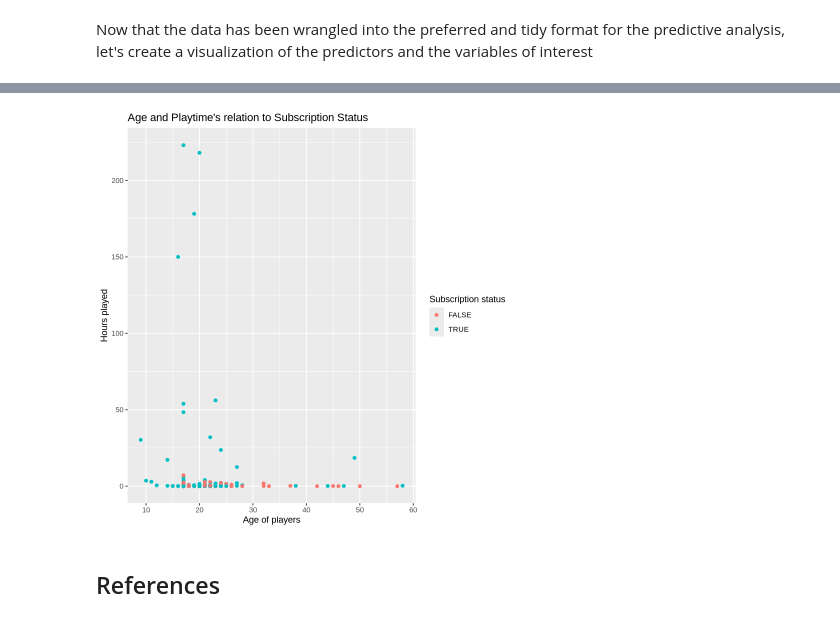
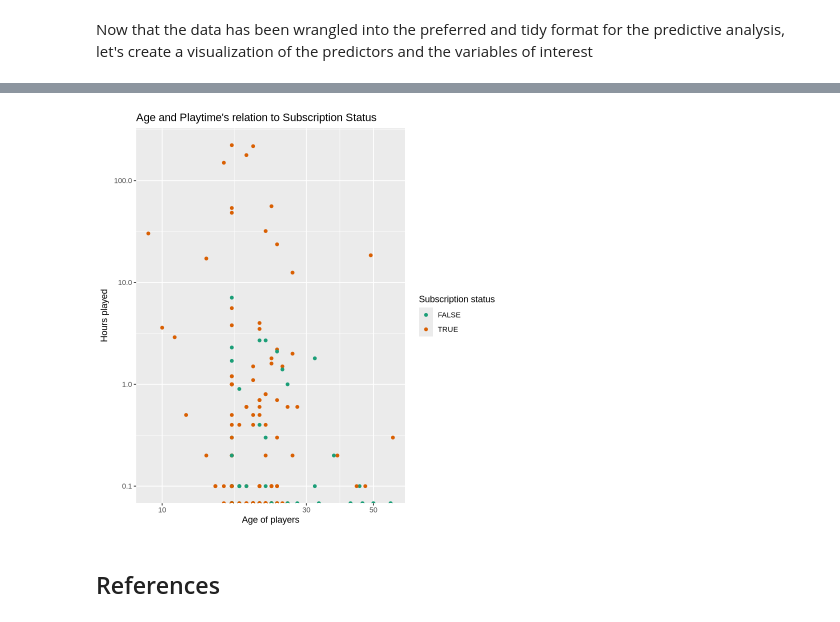
Before and after one commit to Ada-Lov3lace/project_final_report, a Jupyter notebook: dtsc_project_final_report.ipynb, the cells around one changed output, grey strips where cells are left out. Drawn from its saved outputs; the diff is of its cells as text; code cells hidden in the pictures.

Commit message:
Applied log10 scale to scatter plot

```diff
--- a/dtsc_project_final_report.ipynb
+++ b/dtsc_project_final_report.ipynb
@@ -162,11 +162,16 @@ A tibble: 196 × 3
 Now that the data has been wrangled into the preferred and tidy format for the predictive analysis, let's create a visualization of the predictors and the variables of interest
 # %%
 # Creating the visualization
+library(scales)
+library(RColorBrewer)
 players_plot <- players_clean |>
     ggplot(aes(x = Age, y = played_hours, color = subscribe)) +
     geom_point() +
     labs(x = "Age of players", y = "Hours played", color = "Subscription status",
          title = "Age and Playtime's relation to Subscription Status") +
-    theme(element_text(size = 14))
+    theme(element_text(size = 14)) +
+    scale_x_log10() +
+    scale_y_log10() +
+    scale_color_brewer(palette = "Dark2")
 players_plot
 # %% [output]
@@ -173,6 +180,6 @@ players_plot
 Warning message:
 “Removed 2 rows containing missing values or values outside the scale range
 (`geom_point()`).”
-[figure, old version]
+[figure, new version]
 # %% [markdown]
 ## References
```
Also changed, not shown: parts of 3 cells of this notebook.
